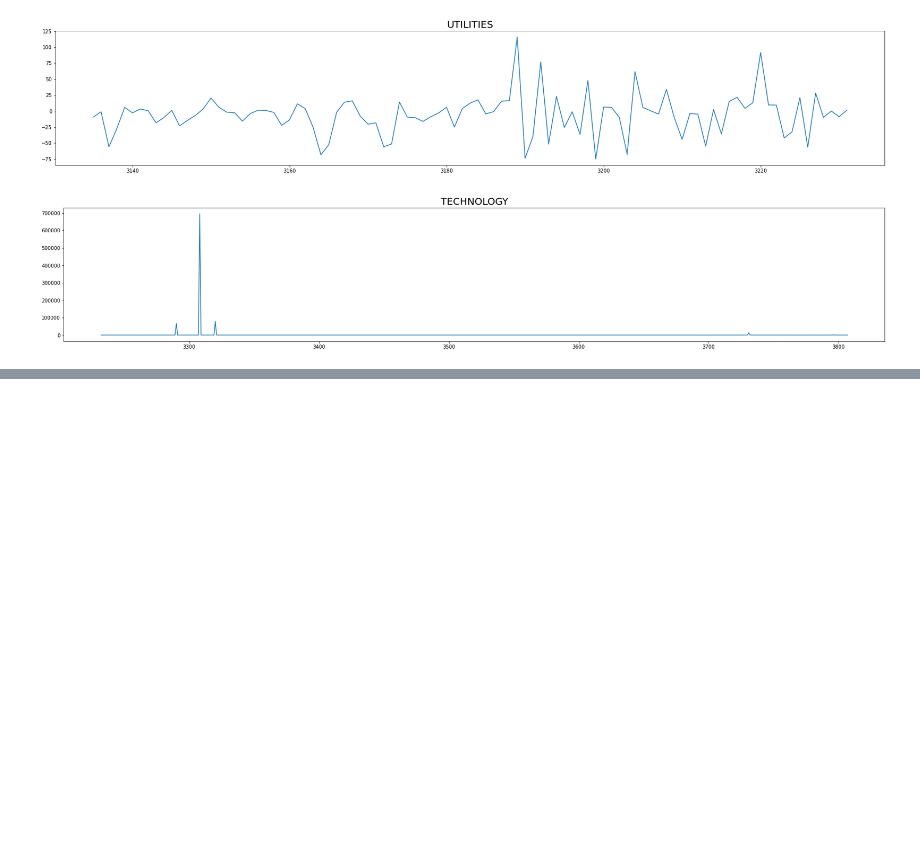
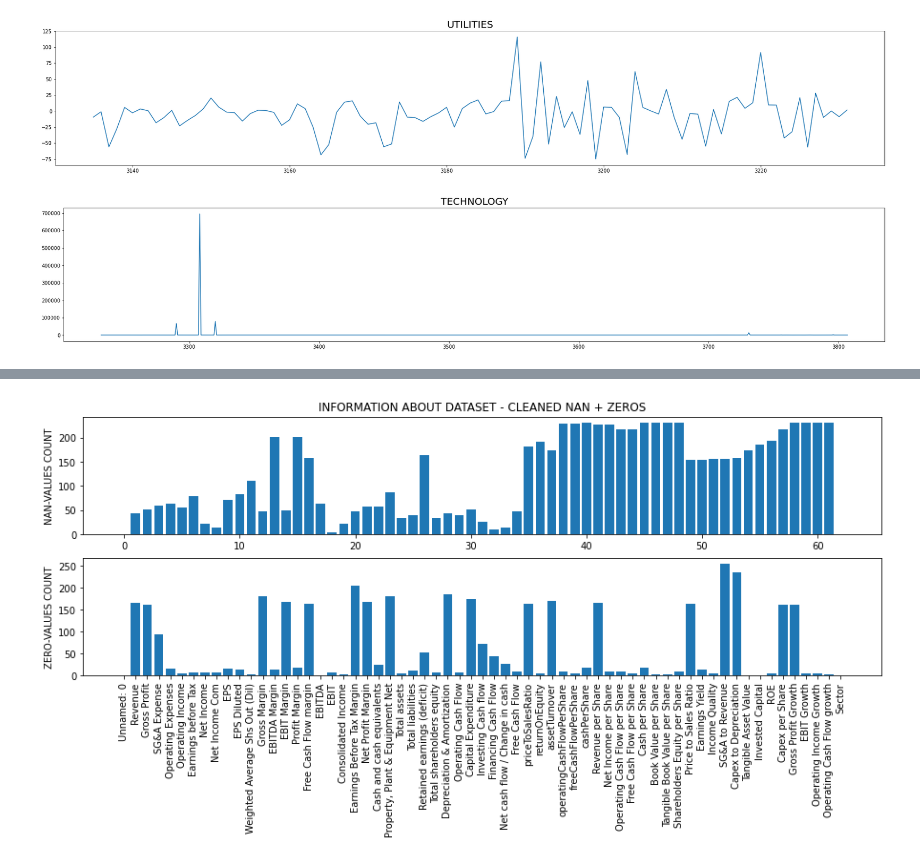
Before and after one commit to JosipHarambasic/ML_Project, a Jupyter notebook: ml_main.ipynb, the cells around one changed output, grey strips where cells are left out. Cells and saved outputs as stored; diff of their text form; code cells hidden in the pictures; blank space fills up the shorter version.

```diff
--- a/ml_main.ipynb
+++ b/ml_main.ipynb
@@ -92,0 +203,15 @@ for sector in sector_list:
+# %%
+plt.figure(figsize=(15,5))
+plt.subplot(2,1,1)
+plt.title('INFORMATION ABOUT DATASET - CLEANED NAN + ZEROS', fontsize=12)
+plt.bar(np.arange(df_test2.shape[1]), df_test2.isnull().sum())
+plt.ylabel('NAN-VALUES COUNT', fontsize=10)
+
+plt.subplot(2,1,2)
+plt.bar(np.arange(df_test2.shape[1]), df_test2.isin([0]).sum())
+plt.ylabel('ZERO-VALUES COUNT', fontsize=10)
+plt.xticks(np.arange(df_test2.shape[1]), df_test2.columns.values, rotation='90')
+
+plt.show()
+# %% [output]
+[figure, added]
```
Also changed, not shown: parts of 13 cells of this notebook.
